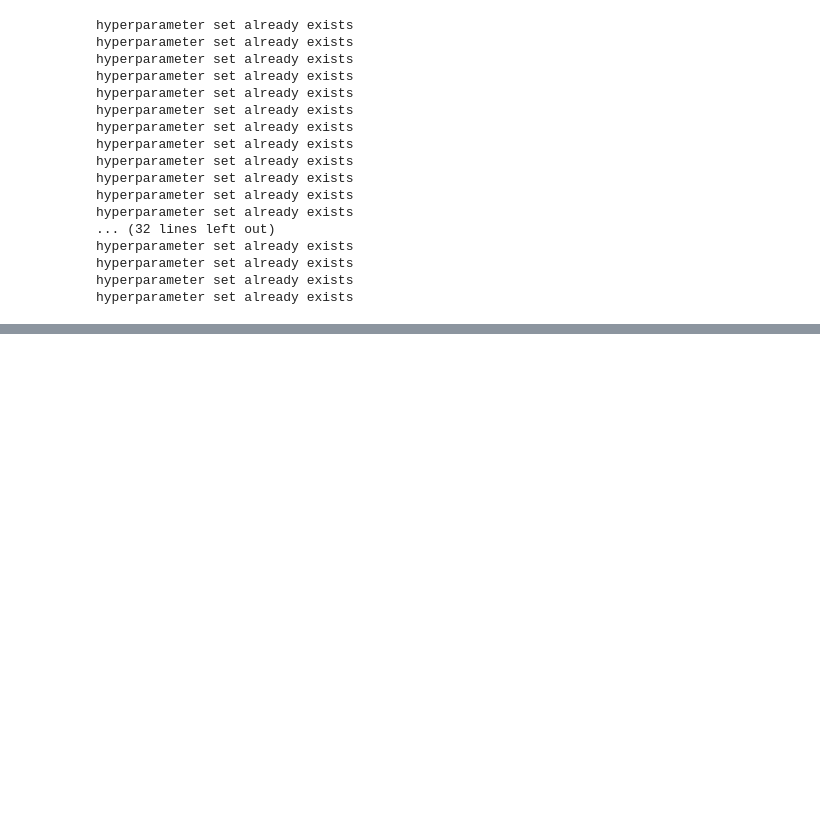
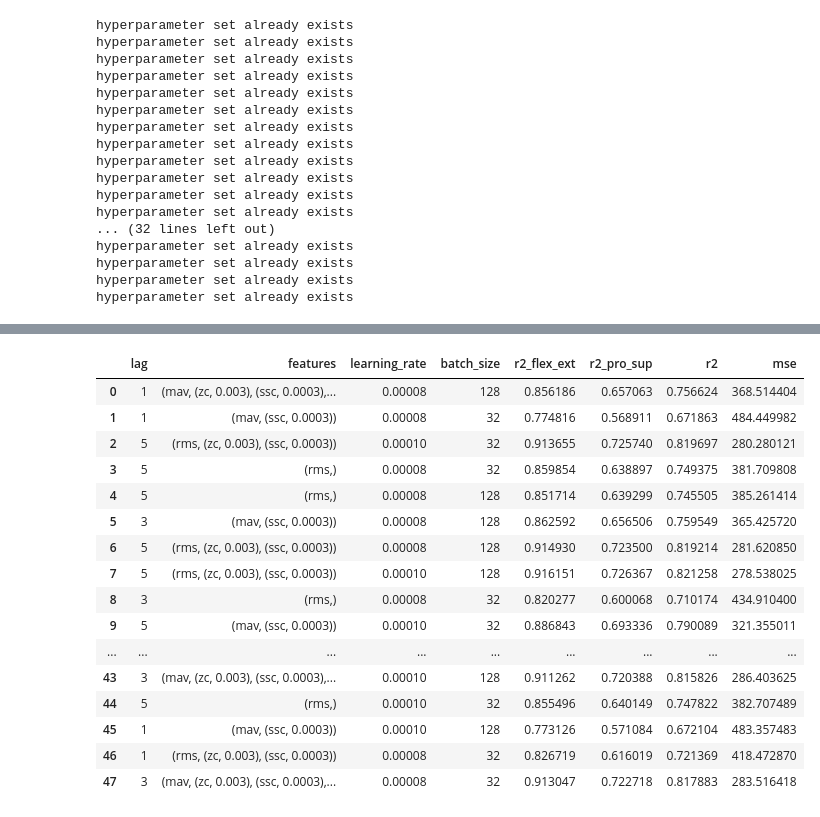
Before and after one commit to gjmm07/Masterthesis, a Jupyter notebook: JointAnglePrediction.ipynb, the cells around one changed output, grey strips where cells are left out. Saved outputs shown, nothing was run; the diff lists cells and outputs as text; code cells hidden in the pictures; blank space fills up the shorter version.

Commit message:
results saved

```diff
--- a/JointAnglePrediction.ipynb
+++ b/JointAnglePrediction.ipynb
@@ -513,23 +519,43 @@ feat_params, pred_feat, targets_feat = predict("feat_ex_models")
 # %%
 from sklearn.metrics import r2_score, mean_squared_error
 import pandas as pd
 
 def print_metrics(parameters, pred, targets):
     """ Prints the results of the grid search - and model results (r^2 of flexion/extension;
     r^2 of pronation supination and mean squared error in degrees"""
     # parent_path = os.path.join("models", SUBJECT, parent_dir)
     results = []
     for prds, trgts, parms in zip(pred, targets, parameters):
         prds = np.vstack(prds)
         trgts = np.vstack(trgts)
         res = parms
         res["r2_flex_ext"] = r2_score(trgts[:, 0], prds[:, 0])
         res["r2_pro_sup"] = r2_score(trgts[:, 1], prds[:, 1])
         res["r2"] = r2_score(trgts, prds)
         res["mse"] = mean_squared_error(trgts, prds)
         results.append(res)
     return pd.DataFrame(results)
 
-print_metrics(feat_params, pred_feat, targets_feat)
+results_feat = print_metrics(feat_params, pred_feat, targets_feat)
+results_feat.to_csv("results/results_feat.csv", index=False)
+results_feat
+# %% [output]
+|  | lag | features | learning_rate | batch_size | r2_flex_ext | r2_pro_sup | r2 | mse |
+| 0 | 1 | (mav, (zc, 0.003), (ssc, 0.0003),... | 0.00008 | 128 | 0.856186 | 0.657063 | 0.756624 | 368.514404 |
+| 1 | 1 | (mav, (ssc, 0.0003)) | 0.00008 | 32 | 0.774816 | 0.568911 | 0.671863 | 484.449982 |
+| 2 | 5 | (rms, (zc, 0.003), (ssc, 0.0003)) | 0.00010 | 32 | 0.913655 | 0.725740 | 0.819697 | 280.280121 |
+| 3 | 5 | (rms,) | 0.00008 | 32 | 0.859854 | 0.638897 | 0.749375 | 381.709808 |
+| 4 | 5 | (rms,) | 0.00008 | 128 | 0.851714 | 0.639299 | 0.745505 | 385.261414 |
+| 5 | 3 | (mav, (ssc, 0.0003)) | 0.00008 | 128 | 0.862592 | 0.656506 | 0.759549 | 365.425720 |
+| 6 | 5 | (rms, (zc, 0.003), (ssc, 0.0003)) | 0.00008 | 128 | 0.914930 | 0.723500 | 0.819214 | 281.620850 |
+| 7 | 5 | (rms, (zc, 0.003), (ssc, 0.0003)) | 0.00010 | 128 | 0.916151 | 0.726367 | 0.821258 | 278.538025 |
+| 8 | 3 | (rms,) | 0.00008 | 32 | 0.820277 | 0.600068 | 0.710174 | 434.910400 |
+| 9 | 5 | (mav, (ssc, 0.0003)) | 0.00010 | 32 | 0.886843 | 0.693336 | 0.790089 | 321.355011 |
+| ... | ... | ... | ... | ... | ... | ... | ... | ... |
+| 43 | 3 | (mav, (zc, 0.003), (ssc, 0.0003),... | 0.00010 | 128 | 0.911262 | 0.720388 | 0.815826 | 286.403625 |
+| 44 | 5 | (rms,) | 0.00010 | 32 | 0.855496 | 0.640149 | 0.747822 | 382.707489 |
+| 45 | 1 | (mav, (ssc, 0.0003)) | 0.00010 | 128 | 0.773126 | 0.571084 | 0.672104 | 483.357483 |
+| 46 | 1 | (rms, (zc, 0.003), (ssc, 0.0003)) | 0.00008 | 32 | 0.826719 | 0.616019 | 0.721369 | 418.472870 |
+| 47 | 3 | (mav, (zc, 0.003), (ssc, 0.0003),... | 0.00008 | 32 | 0.913047 | 0.722718 | 0.817883 | 283.516418 |
 # %%
 dir_params, pred_dir, targets_dir = predict("direct_models")
```
Also changed, not shown: parts of 11 cells of this notebook, 2 other files.
